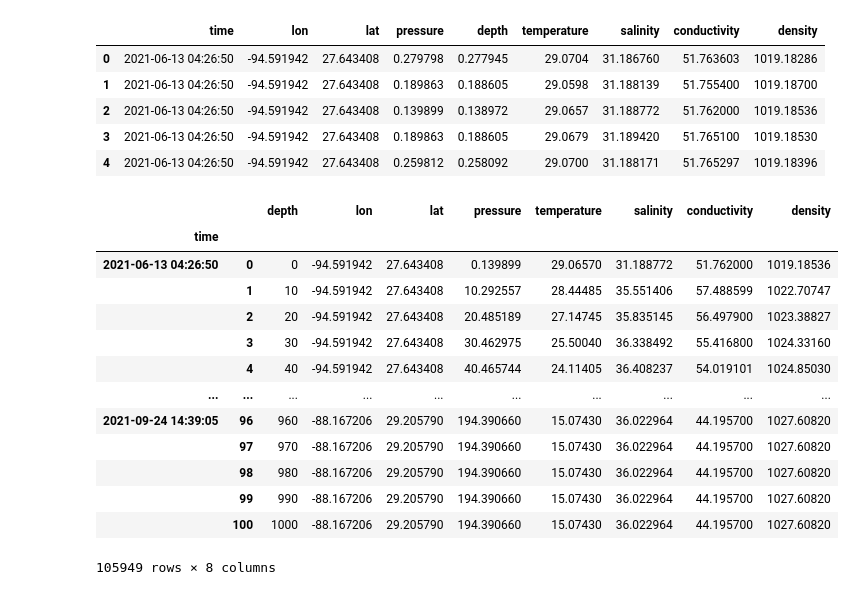
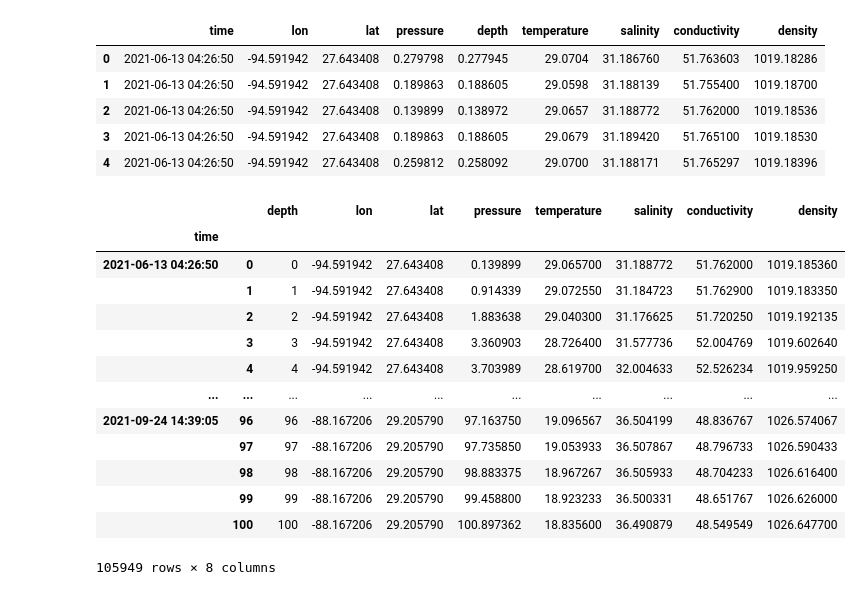
Before and after one commit to rucool/ioos_model_comparisons, a Jupyter notebook: notebooks/interpolate_glider_data.ipynb, the cells around one changed output. Cells and saved outputs as stored; diff of their text form; code cells hidden in the pictures.

```diff
--- a/notebooks/interpolate_glider_data.ipynb
+++ b/notebooks/interpolate_glider_data.ipynb
@@ -46,26 +46,26 @@ df.head()
 | 3 | 2021-06-13 04:26:50 | -94.591942 | 27.643408 | 0.189863 | 0.188605 | 29.0679 | 31.189420 | 51.765100 | 1019.18530 |
 | 4 | 2021-06-13 04:26:50 | -94.591942 | 27.643408 | 0.259812 | 0.258092 | 29.0700 | 31.188171 | 51.765297 | 1019.18396 |
 # %%
-from ioos_model_comparisons.calc import depth_bin, depth_interpolate
+from ioos_model_comparisons.calc import depth_interpolate
 
 # Groupby 'time' and apply the your choice of depth gridding: depth_bin or depth_interpolate.
 # It will use the defaults for those functions
-df_interp = df.groupby(['time']).apply(depth_interpolate)
+df_interp = df.groupby(['time']).apply(depth_interpolate, depth_var='depth', depth_min=0, depth_max=100, stride=1)
 df_interp
 # %% [output]
 |  |  | depth | lon | lat | pressure | temperature | salinity | conductivity | density |
 | time |  |  |  |  |  |  |  |  |  |
-| 2021-06-13 04:26:50 | 0 | 0 | -94.591942 | 27.643408 | 0.139899 | 29.06570 | 31.188772 | 51.762000 | 1019.18536 |
-|  | 1 | 10 | -94.591942 | 27.643408 | 10.292557 | 28.44485 | 35.551406 | 57.488599 | 1022.70747 |
-|  | 2 | 20 | -94.591942 | 27.643408 | 20.485189 | 27.14745 | 35.835145 | 56.497900 | 1023.38827 |
-|  | 3 | 30 | -94.591942 | 27.643408 | 30.462975 | 25.50040 | 36.338492 | 55.416800 | 1024.33160 |
-|  | 4 | 40 | -94.591942 | 27.643408 | 40.465744 | 24.11405 | 36.408237 | 54.019101 | 1024.85030 |
+| 2021-06-13 04:26:50 | 0 | 0 | -94.591942 | 27.643408 | 0.139899 | 29.065700 | 31.188772 | 51.762000 | 1019.185360 |
+|  | 1 | 1 | -94.591942 | 27.643408 | 0.914339 | 29.072550 | 31.184723 | 51.762900 | 1019.183350 |
+|  | 2 | 2 | -94.591942 | 27.643408 | 1.883638 | 29.040300 | 31.176625 | 51.720250 | 1019.192135 |
+|  | 3 | 3 | -94.591942 | 27.643408 | 3.360903 | 28.726400 | 31.577736 | 52.004769 | 1019.602640 |
+|  | 4 | 4 | -94.591942 | 27.643408 | 3.703989 | 28.619700 | 32.004633 | 52.526234 | 1019.959250 |
 | ... | ... | ... | ... | ... | ... | ... | ... | ... | ... |
-| 2021-09-24 14:39:05 | 96 | 960 | -88.167206 | 29.205790 | 194.390660 | 15.07430 | 36.022964 | 44.195700 | 1027.60820 |
-|  | 97 | 970 | -88.167206 | 29.205790 | 194.390660 | 15.07430 | 36.022964 | 44.195700 | 1027.60820 |
-|  | 98 | 980 | -88.167206 | 29.205790 | 194.390660 | 15.07430 | 36.022964 | 44.195700 | 1027.60820 |
-|  | 99 | 990 | -88.167206 | 29.205790 | 194.390660 | 15.07430 | 36.022964 | 44.195700 | 1027.60820 |
-|  | 100 | 1000 | -88.167206 | 29.205790 | 194.390660 | 15.07430 | 36.022964 | 44.195700 | 1027.60820 |
+| 2021-09-24 14:39:05 | 96 | 96 | -88.167206 | 29.205790 | 97.163750 | 19.096567 | 36.504199 | 48.836767 | 1026.574067 |
+|  | 97 | 97 | -88.167206 | 29.205790 | 97.735850 | 19.053933 | 36.507867 | 48.796733 | 1026.590433 |
+|  | 98 | 98 | -88.167206 | 29.205790 | 98.883375 | 18.967267 | 36.505933 | 48.704233 | 1026.616400 |
+|  | 99 | 99 | -88.167206 | 29.205790 | 99.458800 | 18.923233 | 36.500331 | 48.651767 | 1026.626000 |
+|  | 100 | 100 | -88.167206 | 29.205790 | 100.897362 | 18.835600 | 36.490879 | 48.549549 | 1026.647700 |
 105949 rows × 8 columns
 # %%
 # Reset the index again so that we can drop the nameless second multi-index
```
Also changed, not shown: parts of 5 cells of this notebook, 2 other files.
